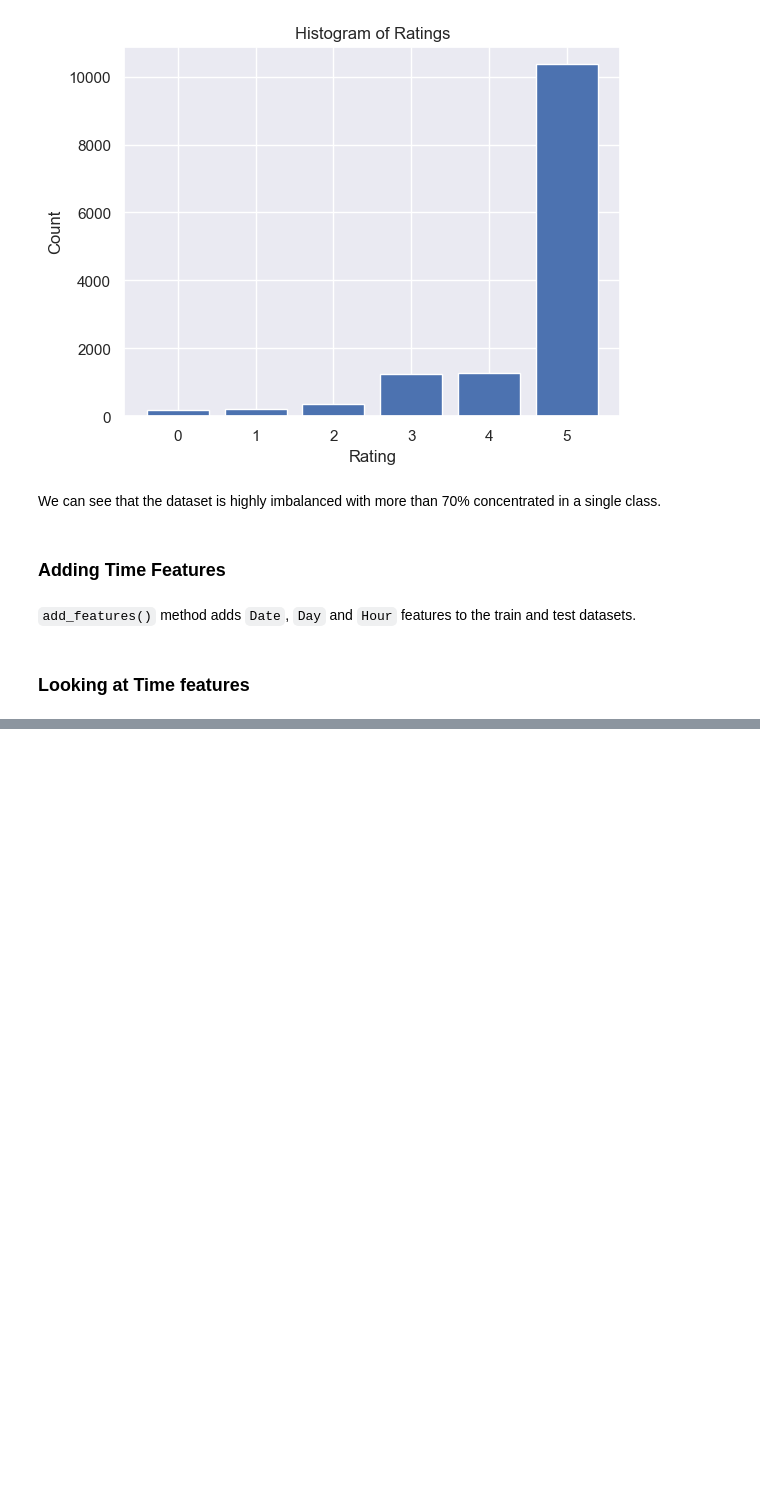
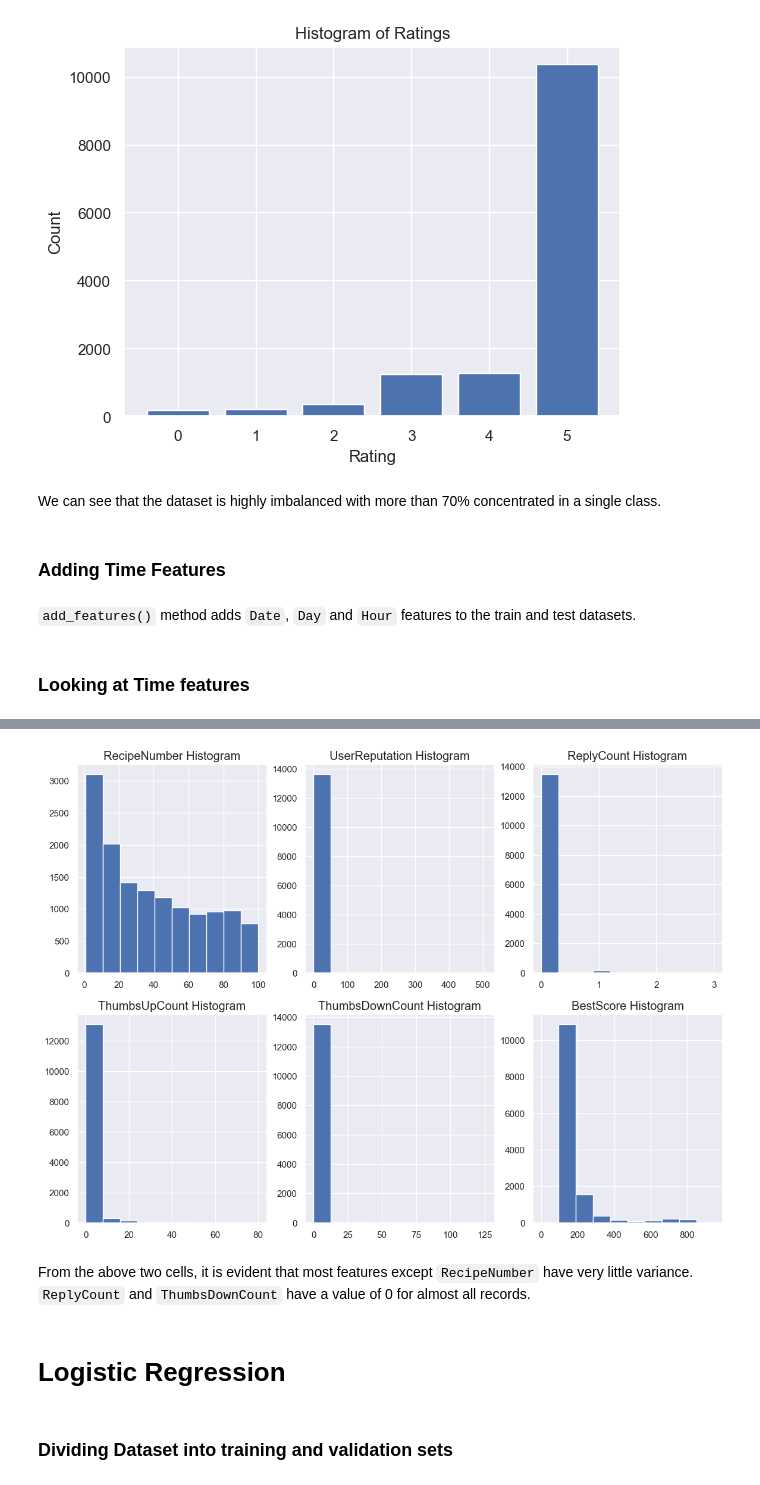
Before and after one commit to seg-fault123/mlp_project, a Jupyter notebook: level1.ipynb, the cells around one changed output, grey strips where cells are left out. Cells and saved outputs as stored; diff of their text form; code cells hidden in the pictures; blank space fills up the shorter version.

```diff
--- a/level1.ipynb
+++ b/level1.ipynb
@@ -108,0 +148,17 @@ plt.ax
+# %%
+def plot_numerical(dataset):
+    fig, axs=plt.subplots(2, 3)
+    fig.set_size_inches(14, 10)
+    for i, feature in enumerate(['RecipeNumber', 'UserReputation', 'ReplyCount', 'ThumbsUpCount', 'ThumbsDownCount', 'BestScore']):
+        axs[int(i/3), i%3].hist(dataset[feature])
+        axs[int(i/3), i%3].set_title(feature+" Histogram", fontsize="large")
+plot_numerical(train_data)
+# %% [output]
+[figure, added]
+# %% [markdown]
+From the above two cells, it is evident that most features except `RecipeNumber` have very little variance. \
+`ReplyCount` and `ThumbsDownCount` have a value of 0 for almost all records.
+# %% [markdown]
+# Logistic Regression
+# %% [markdown]
+### Dividing Dataset into training and validation sets
```
Also changed, not shown: parts of 75 cells of this notebook.
